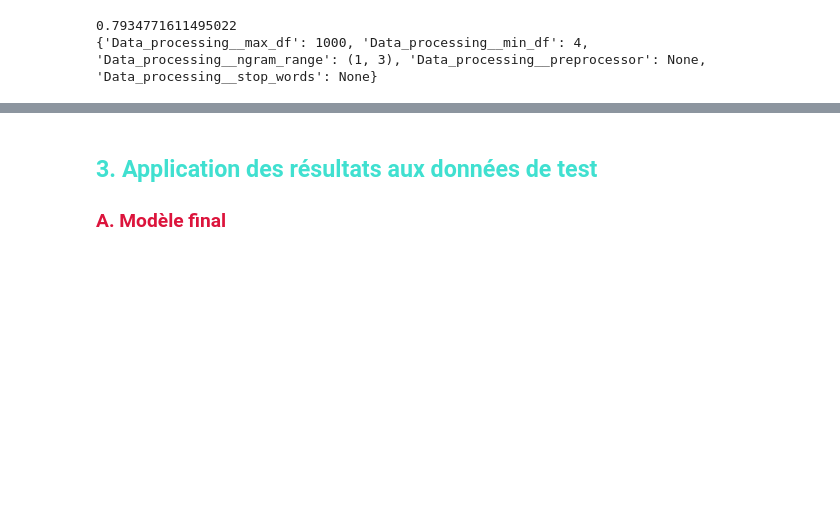
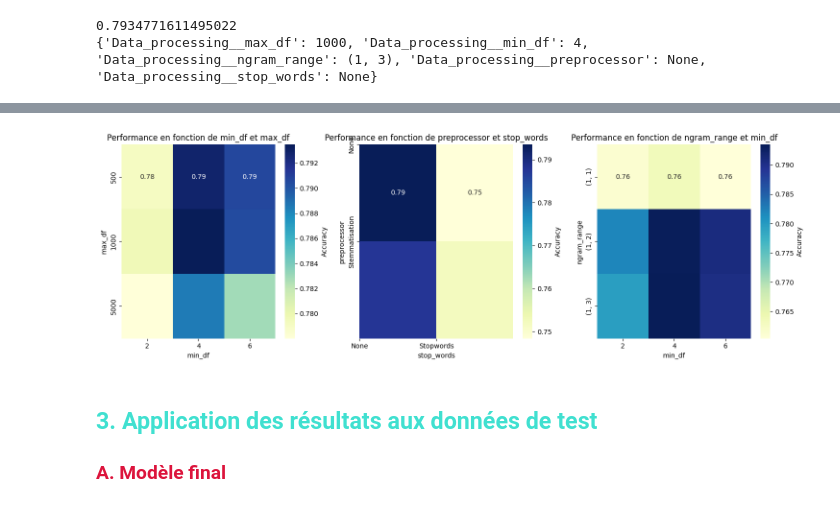
Before and after one commit to suzannegtx/Prog_NLP_Assignments, a Jupyter notebook: Projets_TAL/Projet_presidents/Projet_Chirac_Mitterrand.ipynb, the cells around one changed output, grey strips where cells are left out. Saved outputs shown, nothing was run; the diff lists cells and outputs as text; code cells hidden in the pictures; blank space fills up the shorter version.

Commit message:
Finalisation figures

```diff
--- a/Projets_TAL/Projet_presidents/Projet_Chirac_Mitterrand.ipynb
+++ b/Projets_TAL/Projet_presidents/Projet_Chirac_Mitterrand.ipynb
@@ -550,0 +553,5 @@ cv_results.head()
+# %%
+cv_results = pd.read_csv('results/cv_results.csv')
+cv_results = cv_results[['param_Data_processing__max_df', 'param_Data_processing__min_df','param_Data_processing__ngram_range', 'param_Data_processing__preprocessor', 'param_Data_processing__stop_words', 'mean_test_score', 'std_test_score']]
+cv_results.columns = ['max_df', 'min_df', 'ngram_range', 'preprocessor', 'stop_words', 'mean_test_score', 'std_test_score']
+cv_results.head()
@@ -551,3 +565,41 @@ cv_results.head()
+# %%
+# Sélection des lignes qui nous intéressent (ngram_range, preprocessor et stop_words fixés)
+cv_results1 = cv_results[(cv_results['ngram_range'] == '(1, 3)') & (cv_results['preprocessor'].isna()) & (cv_results['stop_words'].isna())]
+cv_results1 = cv_results1[['max_df', 'min_df', 'mean_test_score']]
+
+# Sélection des lignes qui nous intéressent (preprocessor et stop_words)
+cv_results2 = cv_results[(cv_results['ngram_range'] == '(1, 3)') & (cv_results['min_df'] == 4) & (cv_results['max_df'] == 1000)]
+cv_results2 = cv_results2[['preprocessor', 'stop_words', 'mean_test_score']]
+
+# Sélection des lignes qui nous intéressent (ngram_range et min_df)
+cv_results3 = cv_results[(cv_results['max_df'] == 1000) & (cv_results['preprocessor'].isna()) & (cv_results['stop_words'].isna())]
+cv_results3 = cv_results3[['ngram_range', 'min_df', 'mean_test_score']]
+# %%
+# Représentation des 3 heatmaps
+figure, (ax1, ax2, ax3) = plt.subplots(1, 3, figsize=(15,5))
+
+# Heatmap 1
+ax1.set_title("Performance en fonction de min_df et max_df")
+heatmap_data1 = cv_results1.pivot(index='max_df', columns='min_df', values='mean_test_score')
+sns.heatmap(heatmap_data1, annot=True, cmap='YlGnBu',cbar_kws={'label': 'Accuracy'}, ax=ax1)
+
+# Heatmap 2
+ax2.set_title("Performance en fonction de preprocessor et stop_words")
+plt.subplot(1, 3, 2)
+heatmap_data2 = cv_results2.pivot(index='preprocessor', columns='stop_words', values='mean_test_score')
+sns.heatmap(heatmap_data2, annot=True, cmap='YlGnBu',cbar_kws={'label': 'Accuracy'}, ax=ax2)
+plt.yticks(np.arange(2), ('None', 'Stemmatisation'))
+plt.xticks(np.arange(2), ('None', 'Stopwords'))
+plt.xticks(rotation=0)
+
+# Heatmap 3
+ax3.set_title("Performance en fonction de ngram_range et min_df")
+heatmap_data3 = cv_results3.pivot(index='ngram_range', columns='min_df', values='mean_test_score')
+sns.heatmap(heatmap_data3, annot=True, cmap='YlGnBu',cbar_kws={'label': 'Accuracy'}, ax=ax3)
+
+plt.tight_layout()
+# %% [output]
+[figure, added]
 # %% [markdown]
 ## **<span style="color: #40E0D0">3. Application des résultats aux données de test</span>**
 
```
Also changed, not shown: parts of 9 cells of this notebook, 3 other files.
